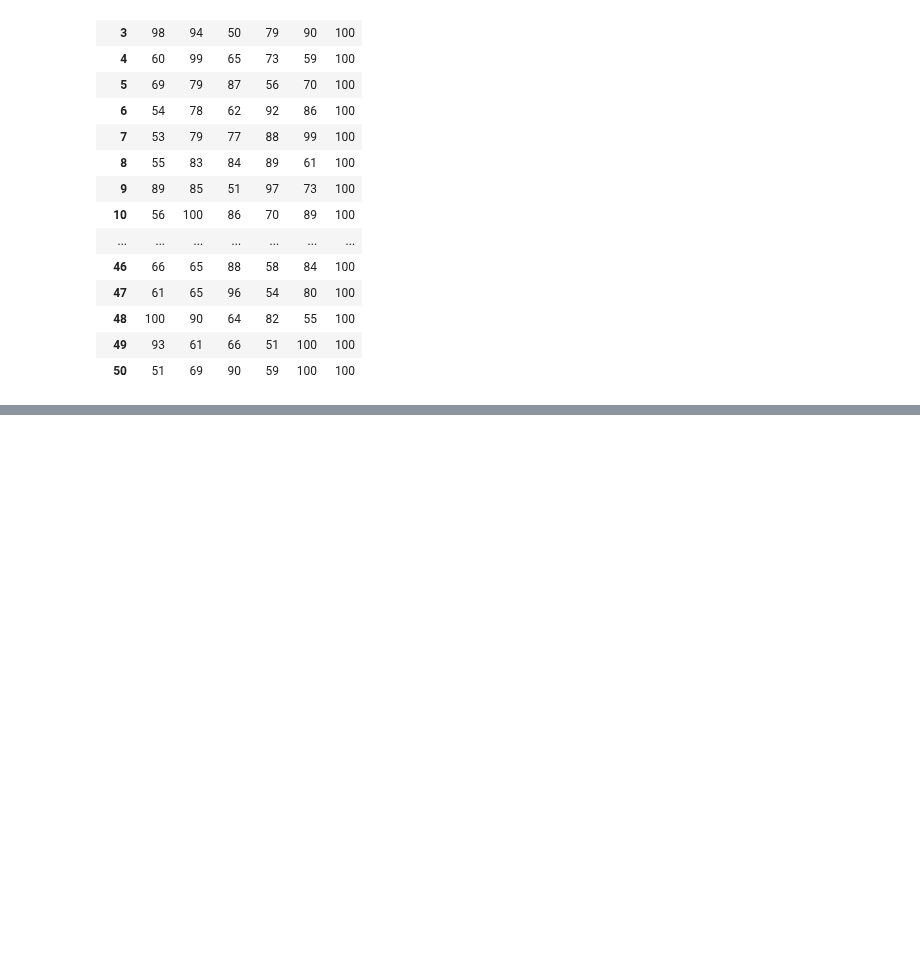
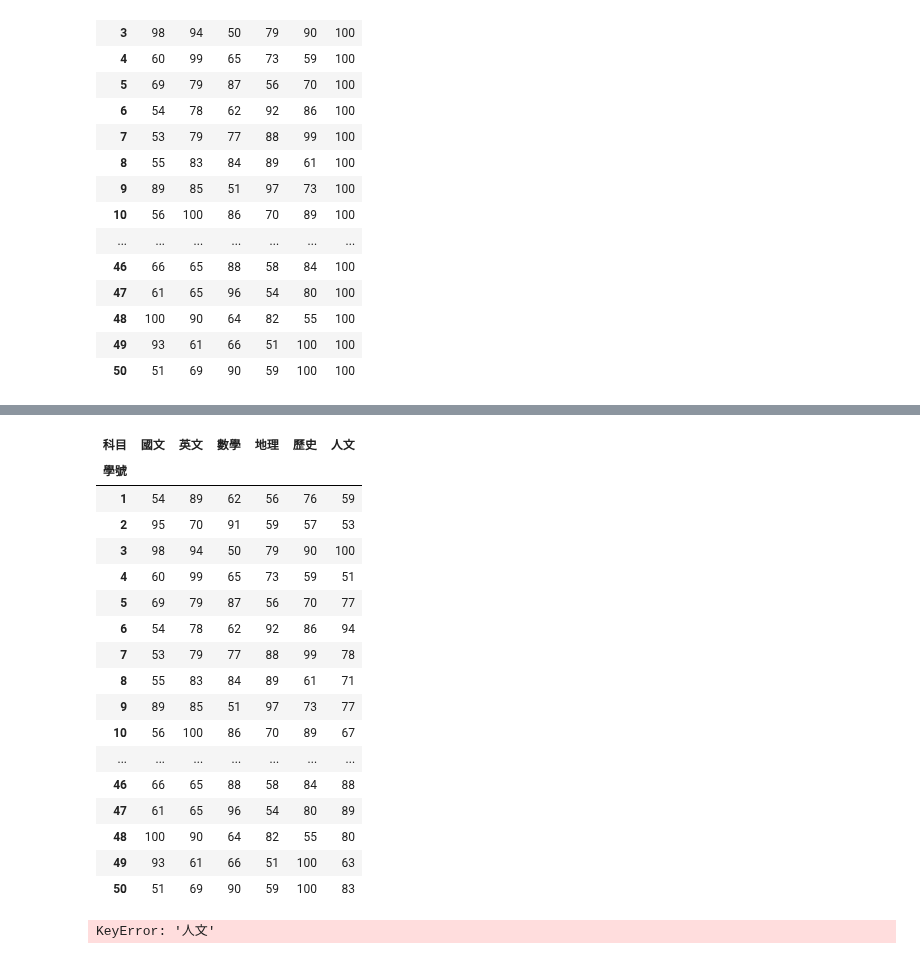
Before and after one commit to roberthsu2003/PythonForDataAnalysis, a Jupyter notebook: 上課內容/0809_日/sample20.ipynb, the cells around one changed output, grey strips where cells are left out. Drawn from its saved outputs; the diff is of its cells as text; code cells hidden in the pictures; blank space fills up the shorter version.

```diff
--- a/上課內容/0809_日/sample20.ipynb
+++ b/上課內容/0809_日/sample20.ipynb
@@ -127,0 +131,27 @@ import random
+# %%
+#新增使用ndArray
+scores_df['人文'] = np.random.randint(50,101,size=(50,1))
+scores_df
+# %% [output]
+| 科目 | 國文 | 英文 | 數學 | 地理 | 歷史 | 人文 |
+| 學號 |  |  |  |  |  |  |
+| 1 | 54 | 89 | 62 | 56 | 76 | 59 |
+| 2 | 95 | 70 | 91 | 59 | 57 | 53 |
+| 3 | 98 | 94 | 50 | 79 | 90 | 100 |
+| 4 | 60 | 99 | 65 | 73 | 59 | 51 |
+| 5 | 69 | 79 | 87 | 56 | 70 | 77 |
+| 6 | 54 | 78 | 62 | 92 | 86 | 94 |
+| 7 | 53 | 79 | 77 | 88 | 99 | 78 |
+| 8 | 55 | 83 | 84 | 89 | 61 | 71 |
+| 9 | 89 | 85 | 51 | 97 | 73 | 77 |
+| 10 | 56 | 100 | 86 | 70 | 89 | 67 |
+| ... | ... | ... | ... | ... | ... | ... |
+| 46 | 66 | 65 | 88 | 58 | 84 | 88 |
+| 47 | 61 | 65 | 96 | 54 | 80 | 89 |
+| 48 | 100 | 90 | 64 | 82 | 55 | 80 |
+| 49 | 93 | 61 | 66 | 51 | 100 | 63 |
+| 50 | 51 | 69 | 90 | 59 | 100 | 83 |
+# %%
+del scores_df['人文']
+# %% [output]
+KeyError: '人文'
```
Also changed, not shown: parts of 2 cells of this notebook.
